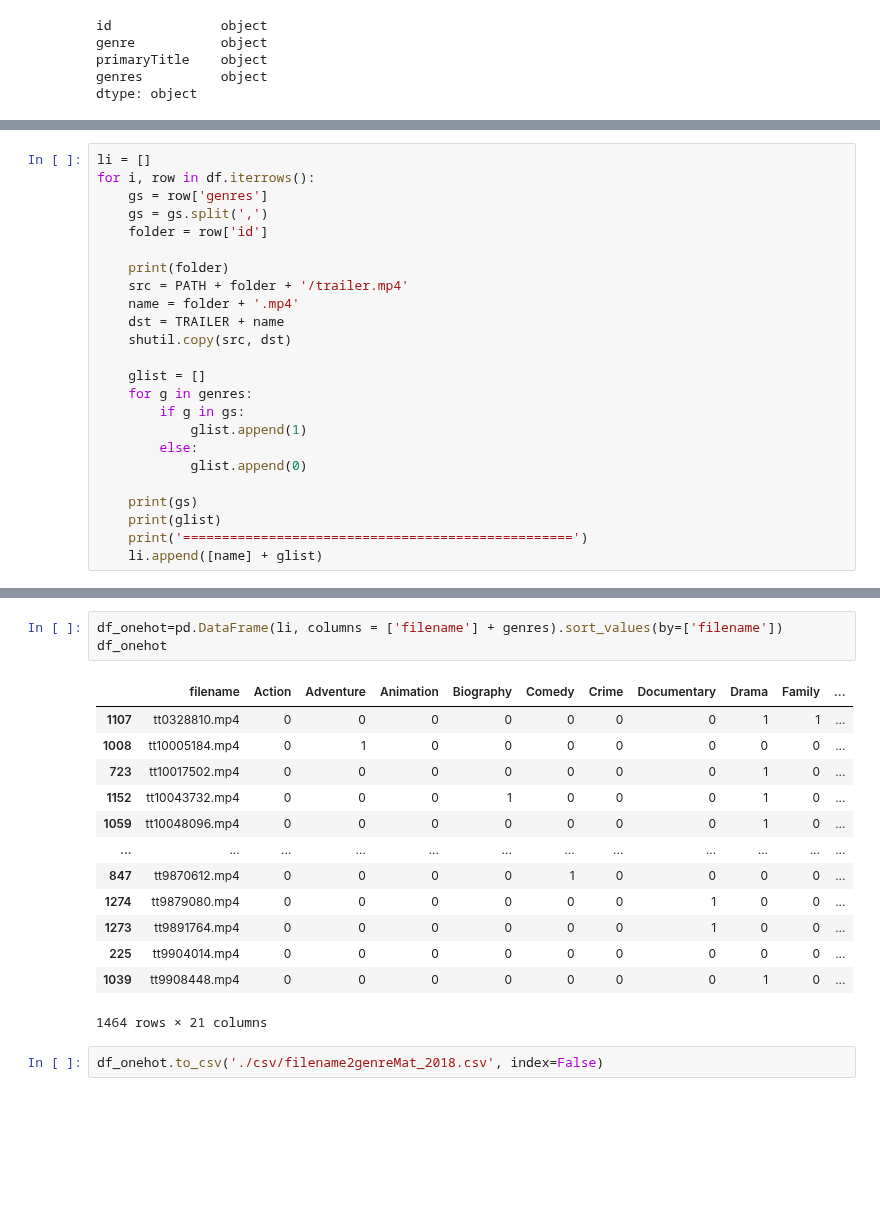
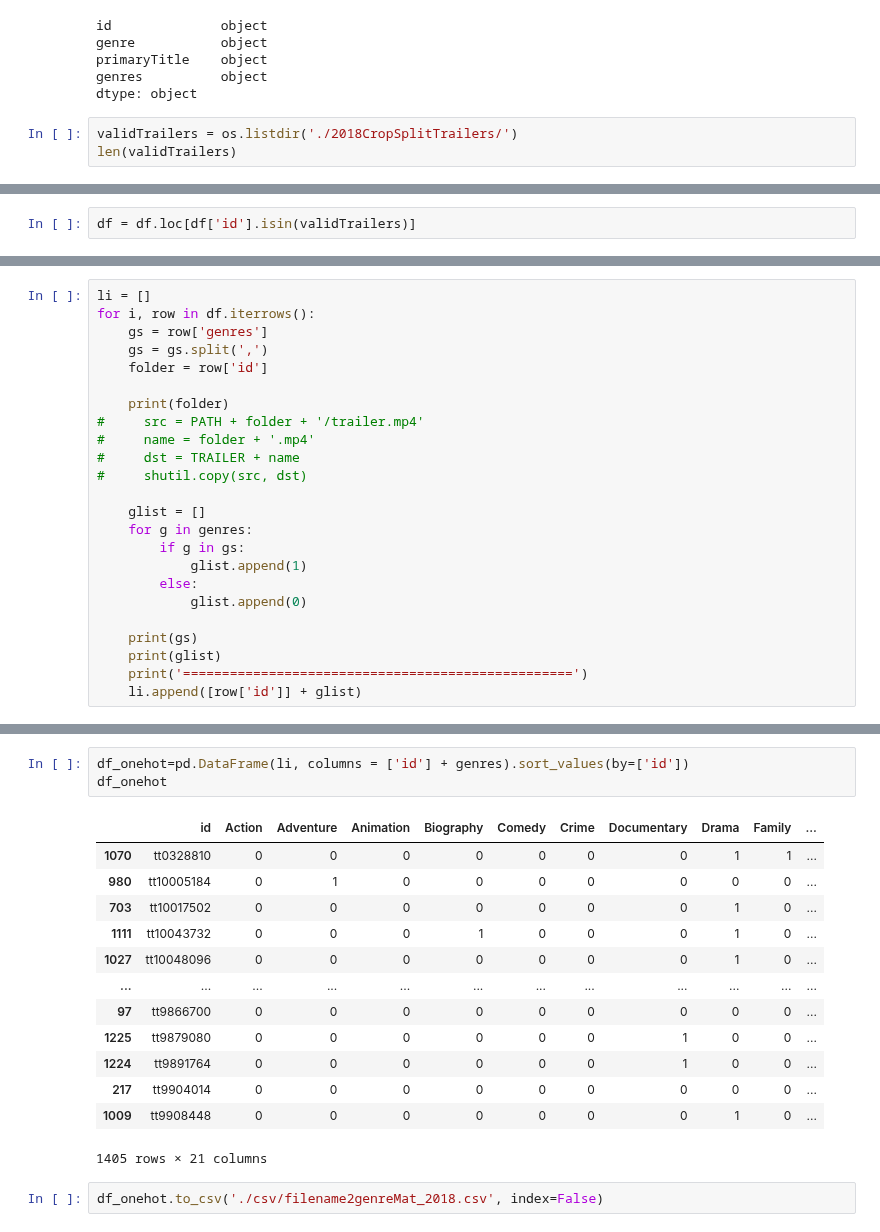
Before and after one commit to arrowill74/GPUbackup, a Jupyter notebook: Video/TrailerDirectory-2018.ipynb, the cells around one changed output, grey strips where cells are left out. Cells and saved outputs as stored; diff of their text form; blank space fills up the shorter version.

```diff
--- a/Video/TrailerDirectory-2018.ipynb
+++ b/Video/TrailerDirectory-2018.ipynb
@@ -61,3 +61,6 @@ genre           object
 primaryTitle    object
 genres          object
 dtype: object
+# %%
+validTrailers = os.listdir('./2018CropSplitTrailers/')
+len(validTrailers)
@@ -64,3 +69,5 @@ dtype: object
+# %%
+df = df.loc[df['id'].isin(validTrailers)]
 # %%
 # Check if genre in genres
 for i, row in df.iterrows():
@@ -118,10 +153,10 @@ for i, row in df.iterrows():
     folder = row['id']
 
     print(folder)
-    src = PATH + folder + '/trailer.mp4'
-    name = folder + '.mp4'
-    dst = TRAILER + name
-    shutil.copy(src, dst)
+#     src = PATH + folder + '/trailer.mp4'
+#     name = folder + '.mp4'
+#     dst = TRAILER + name
+#     shutil.copy(src, dst)
 
     glist = []
     for g in genres:
@@ -133,7 +168,7 @@ for i, row in df.iterrows():
     print(gs)
     print(glist)
     print('==================================================')
-    li.append([name] + glist)
+    li.append([row['id']] + glist)
 # %% [output]
 tt9413906
 ['Crime', 'Drama', 'Mystery']
@@ -153,22 +188,22 @@ tt5862542
 [0, 0, 0, 0, 0, 0, 0, 0, 0, 0, 0, 0, 0, 0, 0, 0, 0, 0, 0, 1]
 ==================================================
 # %%
-df_onehot=pd.DataFrame(li, columns = ['filename'] + genres).sort_values(by=['filename'])
+df_onehot=pd.DataFrame(li, columns = ['id'] + genres).sort_values(by=['id'])
 df_onehot
 # %% [output]
-|  | filename | Action | Adventure | Animation | Biography | Comedy | Crime | Documentary | Drama | Family | ... |
-| 1107 | tt0328810.mp4 | 0 | 0 | 0 | 0 | 0 | 0 | 0 | 1 | 1 | ... |
-| 1008 | tt10005184.mp4 | 0 | 1 | 0 | 0 | 0 | 0 | 0 | 0 | 0 | ... |
-| 723 | tt10017502.mp4 | 0 | 0 | 0 | 0 | 0 | 0 | 0 | 1 | 0 | ... |
-| 1152 | tt10043732.mp4 | 0 | 0 | 0 | 1 | 0 | 0 | 0 | 1 | 0 | ... |
-| 1059 | tt10048096.mp4 | 0 | 0 | 0 | 0 | 0 | 0 | 0 | 1 | 0 | ... |
+|  | id | Action | Adventure | Animation | Biography | Comedy | Crime | Documentary | Drama | Family | ... |
+| 1070 | tt0328810 | 0 | 0 | 0 | 0 | 0 | 0 | 0 | 1 | 1 | ... |
+| 980 | tt10005184 | 0 | 1 | 0 | 0 | 0 | 0 | 0 | 0 | 0 | ... |
+| 703 | tt10017502 | 0 | 0 | 0 | 0 | 0 | 0 | 0 | 1 | 0 | ... |
+| 1111 | tt10043732 | 0 | 0 | 0 | 1 | 0 | 0 | 0 | 1 | 0 | ... |
+| 1027 | tt10048096 | 0 | 0 | 0 | 0 | 0 | 0 | 0 | 1 | 0 | ... |
 | ... | ... | ... | ... | ... | ... | ... | ... | ... | ... | ... | ... |
-| 847 | tt9870612.mp4 | 0 | 0 | 0 | 0 | 1 | 0 | 0 | 0 | 0 | ... |
-| 1274 | tt9879080.mp4 | 0 | 0 | 0 | 0 | 0 | 0 | 1 | 0 | 0 | ... |
-| 1273 | tt9891764.mp4 | 0 | 0 | 0 | 0 | 0 | 0 | 1 | 0 | 0 | ... |
-| 225 | tt9904014.mp4 | 0 | 0 | 0 | 0 | 0 | 0 | 0 | 0 | 0 | ... |
-| 1039 | tt9908448.mp4 | 0 | 0 | 0 | 0 | 0 | 0 | 0 | 1 | 0 | ... |
+| 97 | tt9866700 | 0 | 0 | 0 | 0 | 0 | 0 | 0 | 0 | 0 | ... |
+| 1225 | tt9879080 | 0 | 0 | 0 | 0 | 0 | 0 | 1 | 0 | 0 | ... |
+| 1224 | tt9891764 | 0 | 0 | 0 | 0 | 0 | 0 | 1 | 0 | 0 | ... |
+| 217 | tt9904014 | 0 | 0 | 0 | 0 | 0 | 0 | 0 | 0 | 0 | ... |
+| 1009 | tt9908448 | 0 | 0 | 0 | 0 | 0 | 0 | 0 | 1 | 0 | ... |
-1464 rows × 21 columns
+1405 rows × 21 columns
 # %%
 df_onehot.to_csv('./csv/filename2genreMat_2018.csv', index=False)
 # %% [markdown]
```
Also changed, not shown: parts of 7 cells of this notebook, 10 other files.
